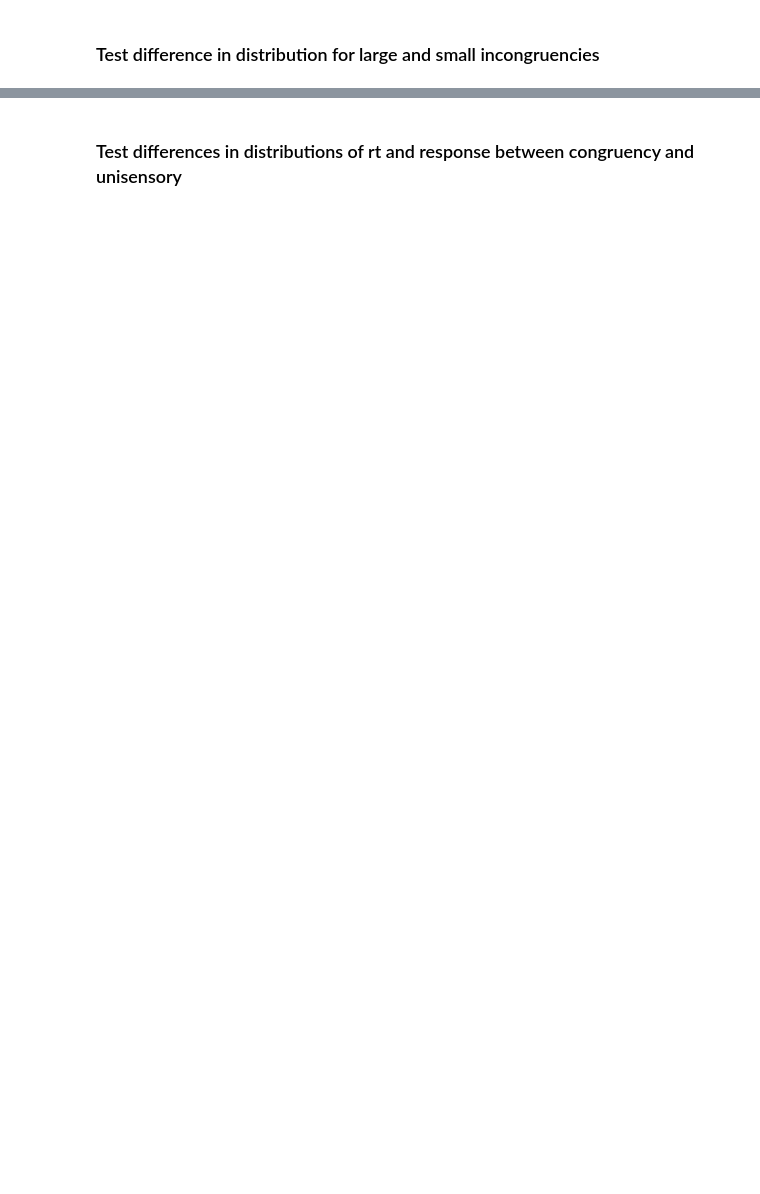
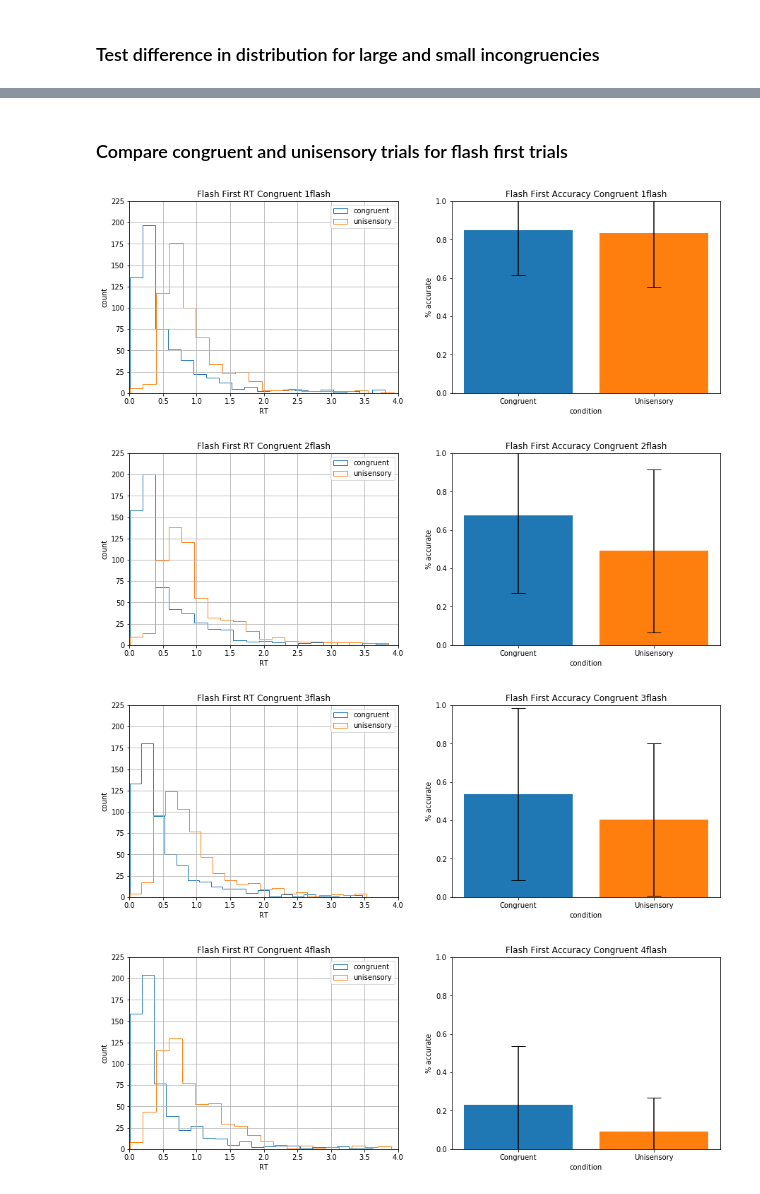
Before and after one commit to chauedwin/NumerosityHDDM, a Jupyter notebook: NumerosityHDDM.ipynb, the cells around one changed output, grey strips where cells are left out. Saved outputs shown, nothing was run; the diff lists cells and outputs as text; code cells hidden in the pictures; blank space fills up the shorter version.

```diff
--- a/NumerosityHDDM.ipynb
+++ b/NumerosityHDDM.ipynb
@@ -494,2 +499,45 @@ Statistics=2737990.000, p=0.000
-# %% [markdown]
-### Test differences in distributions of rt and response between congruency and unisensory
+# %% [markdown]
+### Compare congruent and unisensory trials for flash first trials
+# %%
+### Calculate standard error for each condition(flash response)
+def calcstderr(data, col='responsef'):
+    num = float(0)
+    count = 0
+    for i, subj_data in data.groupby('Subj_id'):
+        num += subj_data[col].std()
+        count += 1
+    return(num/count)
+# %%
+# plot side by side rt and accuracy for congruent and unisensory
+def plotflash2rtacc(data1, data2, title1, title2):
+    fig = plt.figure(figsize=(15,5))
+    ax = fig.add_subplot(121, xlabel='RT', ylabel='count', title=title1)
+    ax.set_xlim([0, 4])
+    ax.set_ylim([0, 225])
+    data1.rt.hist(bins=20, histtype='step', ax=ax, label="congruent")
+    data2.rt.hist(bins=20, histtype='step', ax=ax, label="unisensory")
+    fig.gca().legend(loc="upper right")
+
+    data1acc = float(len(data1.loc[data1['responsef'] == 1])) / float(len(data1))
+    data2acc = float(len(data2.loc[data2['responsef'] == 1])) / float(len(data2))
+    data1err = calcstderr(data1)
+    data2err = calcstderr(data2)
+
+    ax = fig.add_subplot(122, xlabel='condition', ylabel='% accurate', title=title2)
+    objects = ('Congruent', 'Unisensory')
+    y_pos = np.arange(len(objects))
+    performance = [data1acc, data2acc]
+
+    plt.bar(y_pos, performance, yerr=[data1err, data2err], color=['#1f77b4', '#ff7f0e'], ecolor='black', capsize=10)
+    plt.xticks(y_pos, objects)
+    plt.ylim([0,1])
+
+plotflash2rtacc(cong1f, uni1f, 'Flash First RT Congruent 1flash', 'Flash First Accuracy Congruent 1flash')
+plotflash2rtacc(cong2f, uni2f, 'Flash First RT Congruent 2flash', 'Flash First Accuracy Congruent 2flash')
+plotflash2rtacc(cong3f, uni3f, 'Flash First RT Congruent 3flash', 'Flash First Accuracy Congruent 3flash')
+plotflash2rtacc(cong4f, uni4f, 'Flash First RT Congruent 4flash', 'Flash First Accuracy Congruent 4flash')
+# %% [output]
+[figure, added]
+[figure, added]
+[figure, added]
+[figure, added]
```
Also changed, not shown: parts of 27 cells of this notebook.
